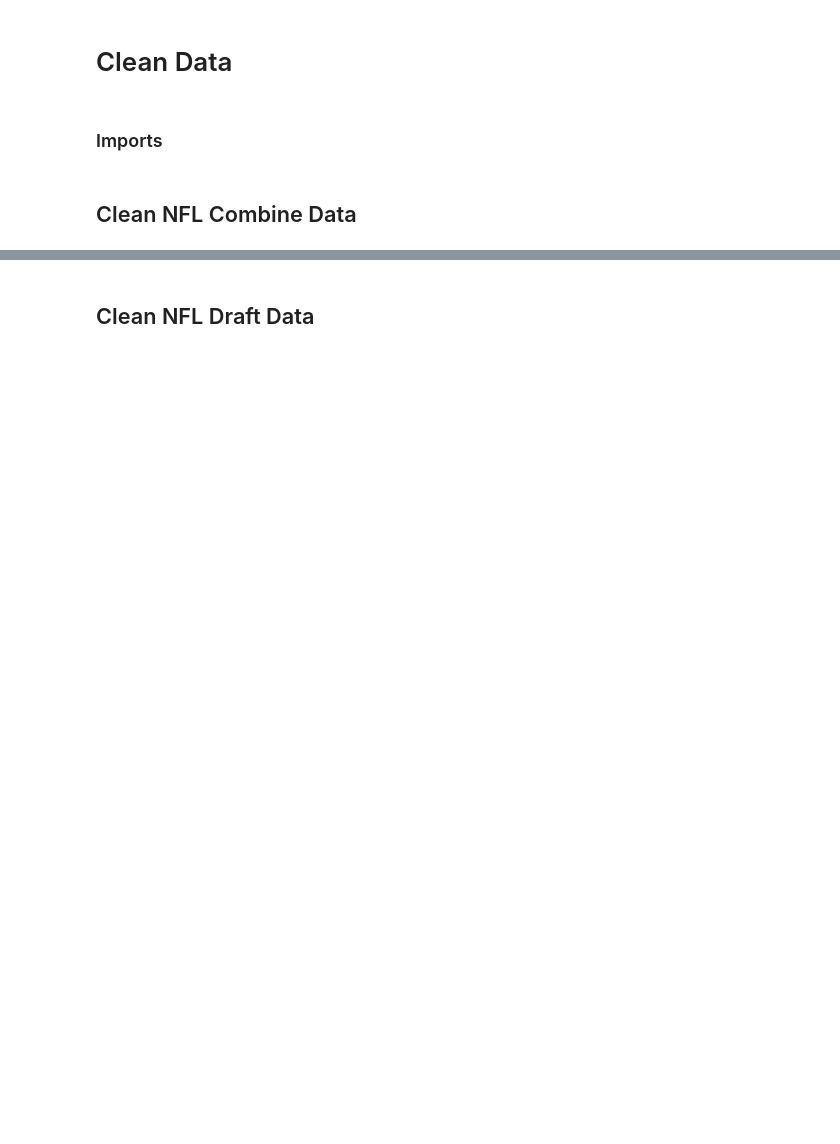
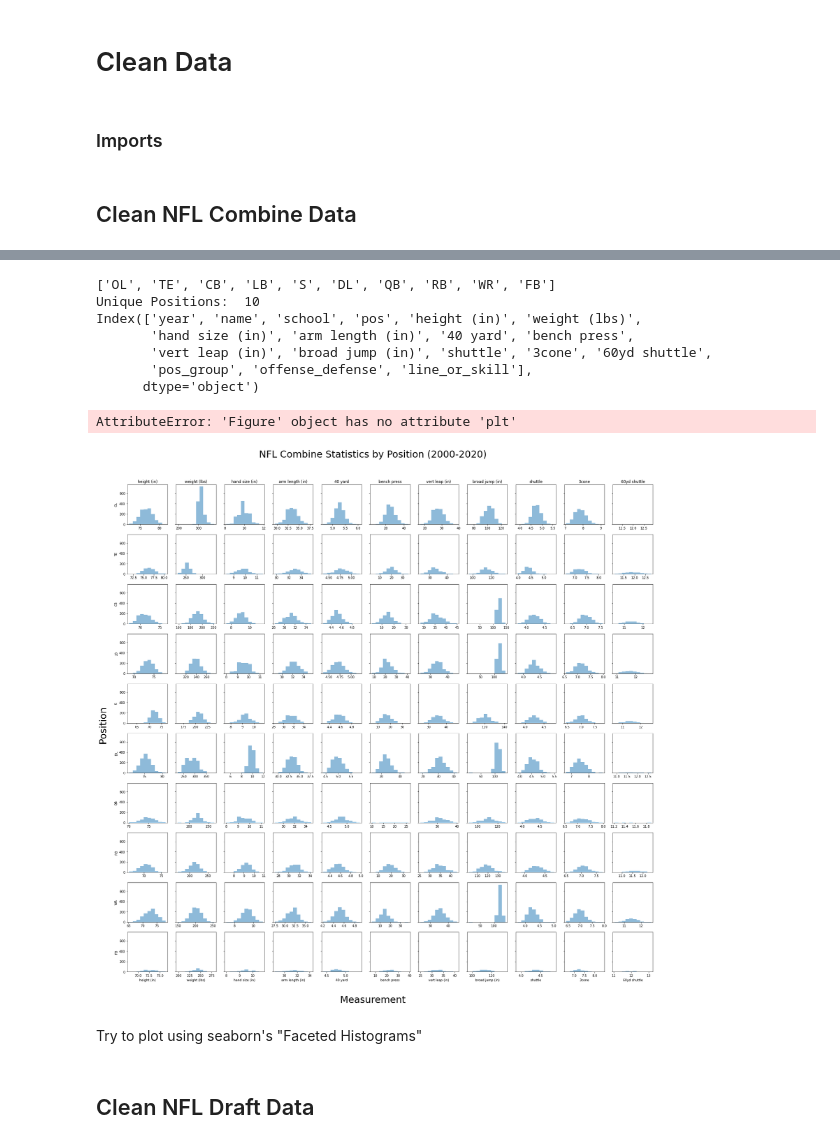
Before and after one commit to hollberg/nfl_combine_draft, a Jupyter notebook: jupy_clean.ipynb, the cells around one changed output, grey strips where cells are left out. Cells and saved outputs as stored; diff of their text form; code cells hidden in the pictures; blank space fills up the shorter version.

```diff
--- a/jupy_clean.ipynb
+++ b/jupy_clean.ipynb
@@ -37,0 +53,3 @@ Cleaned combine size:  (8465, 15)
+# %%
+df_positions = pd.read_csv('data/position_mapping.csv')
+df_positions.head()
@@ -37,0 +65,8 @@ Cleaned combine size:  (8465, 15)
+# %%
+df_combine = df_combine.merge(df_positions,
+                          how='left',
+                          on='pos')
+
+print(df_combine['pos_group'].value_counts())
+
+df_combine.head()
@@ -37,0 +98,63 @@ Cleaned combine size:  (8465, 15)
+# %%
+positions = df_combine['pos_group'].unique()
+
+positions_to_drop = ['Snap', 'K']   # Long snappers and kickers/punters
+
+positions = [pos for pos in positions if pos not in positions_to_drop]
+print(positions)
+
+
+print('Unique Positions: ', len(positions))
+print(df_combine.columns)
+stat_columns = ['height (in)', 'weight (lbs)',
+       'hand size (in)', 'arm length (in)', '40 yard', 'bench press',
+       'vert leap (in)', 'broad jump (in)', 'shuttle', '3cone', '60yd shuttle']
+num_stats = len(stat_columns)
+fig, axes = plt.subplots(len(positions), num_stats,
+                         sharex=False,
+                         sharey=True,
+                         figsize=(25,25))
+
+
+fig.suptitle('NFL Combine Statistics by Position (2000-2020)', fontsize=30)
+fig.supxlabel('Measurement', fontsize=30)
+fig.supylabel('Position', fontsize=30)
+
+# fig.get_axes()[0].annotate('Long Suptitle', (0.5, 0.95),
+#                             xycoords='figure fraction', ha='center',
+#                             fontsize=24
+#                             )
+fig.tight_layout(rect=[0.03, 0.03, 1, .95])
+
+# Loop over axes and data
+for row, pos in enumerate(positions):
+    x_positions = df_combine[df_combine['pos_group']==pos]
+
+    for col, stat in enumerate(stat_columns):
+        # Get axis
+        ax = axes[row,col]
+        x = x_positions[stat]
+        ax.hist(x, alpha=.5, bins=10)
+        # Set Y label once per row
+        if col==0:
+            ax.set_ylabel(pos)
+
+        # Set X label once per column
+        if row == 0:
+            ax.set_title(stat)
+        if row == len(positions) - 1:
+            ax.set_xlabel(stat)
+
+fig.plt()
+# %% [output]
+['OL', 'TE', 'CB', 'LB', 'S', 'DL', 'QB', 'RB', 'WR', 'FB']
+Unique Positions:  10
+Index(['year', 'name', 'school', 'pos', 'height (in)', 'weight (lbs)',
+       'hand size (in)', 'arm length (in)', '40 yard', 'bench press',
+       'vert leap (in)', 'broad jump (in)', 'shuttle', '3cone', '60yd shuttle',
+       'pos_group', 'offense_defense', 'line_or_skill'],
+      dtype='object')
+AttributeError: 'Figure' object has no attribute 'plt'
+[figure, added]
+# %% [markdown]
+Try to plot using seaborn's "Faceted Histograms"
```
Also changed, not shown: parts of 14 cells of this notebook, 1 other file.
